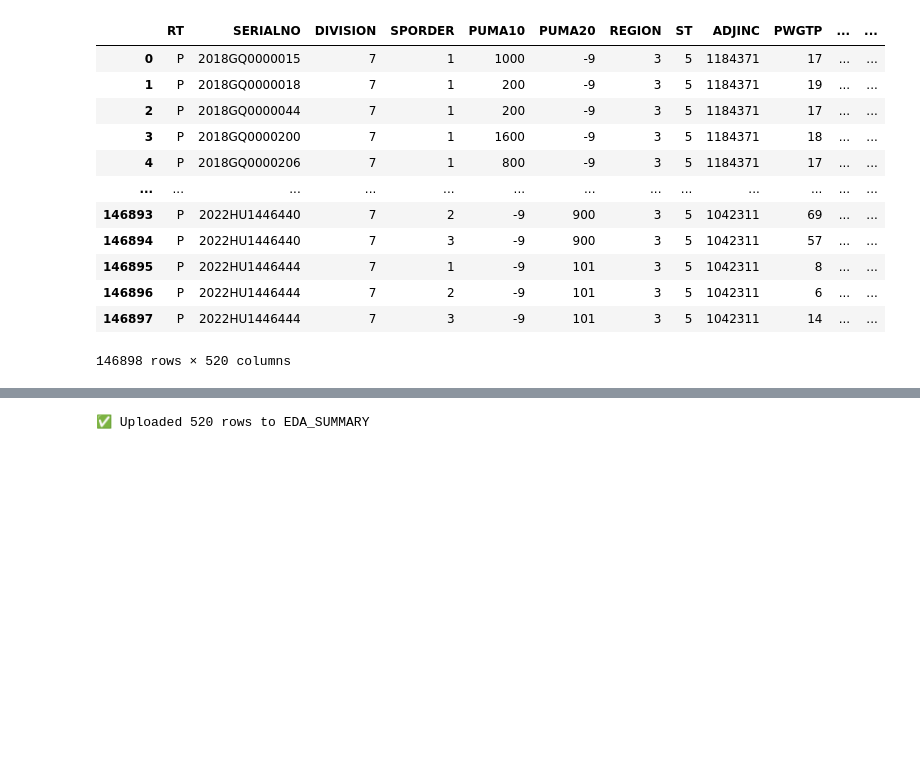
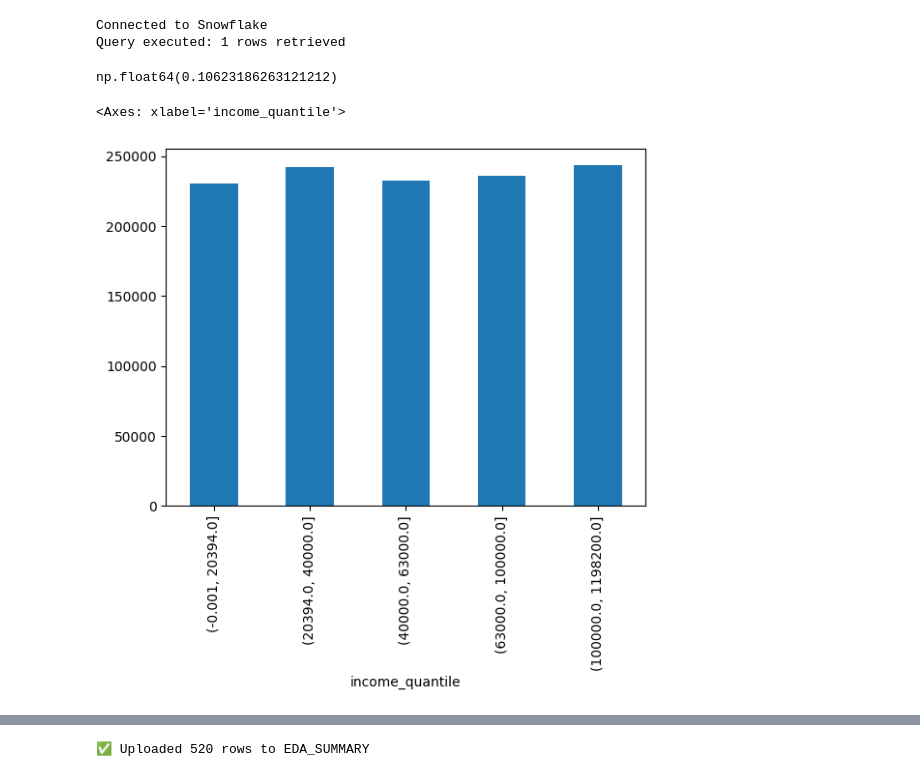
Before and after one commit to yiwei-ang/pums, a Jupyter notebook: notebooks/eda.ipynb, the cells around one changed output, grey strips where cells are left out. Drawn from its saved outputs; the diff is of its cells as text; code cells hidden in the pictures; blank space fills up the shorter version.

```diff
--- a/notebooks/eda.ipynb
+++ b/notebooks/eda.ipynb
@@ -34,16 +74,0 @@ df = person_df.merge(housing_df, on="SERIALNO", how="left")
-# %%
-df
-# %% [output]
-|  | RT | SERIALNO | DIVISION | SPORDER | PUMA10 | PUMA20 | REGION | ST | ADJINC | PWGTP | ... | ... |
-| 0 | P | 2018GQ0000015 | 7 | 1 | 1000 | -9 | 3 | 5 | 1184371 | 17 | ... | ... |
-| 1 | P | 2018GQ0000018 | 7 | 1 | 200 | -9 | 3 | 5 | 1184371 | 19 | ... | ... |
-| 2 | P | 2018GQ0000044 | 7 | 1 | 200 | -9 | 3 | 5 | 1184371 | 17 | ... | ... |
-| 3 | P | 2018GQ0000200 | 7 | 1 | 1600 | -9 | 3 | 5 | 1184371 | 18 | ... | ... |
-| 4 | P | 2018GQ0000206 | 7 | 1 | 800 | -9 | 3 | 5 | 1184371 | 17 | ... | ... |
-| ... | ... | ... | ... | ... | ... | ... | ... | ... | ... | ... | ... | ... |
-| 146893 | P | 2022HU1446440 | 7 | 2 | -9 | 900 | 3 | 5 | 1042311 | 69 | ... | ... |
-| 146894 | P | 2022HU1446440 | 7 | 3 | -9 | 900 | 3 | 5 | 1042311 | 57 | ... | ... |
-| 146895 | P | 2022HU1446444 | 7 | 1 | -9 | 101 | 3 | 5 | 1042311 | 8 | ... | ... |
-| 146896 | P | 2022HU1446444 | 7 | 2 | -9 | 101 | 3 | 5 | 1042311 | 6 | ... | ... |
-| 146897 | P | 2022HU1446444 | 7 | 3 | -9 | 101 | 3 | 5 | 1042311 | 14 | ... | ... |
-146898 rows × 520 columns
@@ -76,0 +75,19 @@ summary.to_csv('eda_summary.csv', index=False)
+# %%
+sf = SnowflakeConnector()
+query = """
+SELECT COUNT(*) FROM {person_table}
+""".format(person_table="public.psam_p05")
+df_check = sf.query(query)
+# %% [output]
+Connected to Snowflake
+Query executed: 1 rows retrieved
+# %%
+df[df["FS"] == 1]["WGTP"].sum() / df["WGTP"].sum()
+# %% [output]
+np.float64(0.10623186263121212)
+# %%
+df["income_quantile"] = pd.qcut(df["HINCP"], q=5)
+df.groupby("income_quantile")["WGTP"].sum().plot(kind="bar")
+# %% [output]
+<Axes: xlabel='income_quantile'>
+[figure, added]
```
Also changed, not shown: parts of 18 cells of this notebook, 1 other file.
